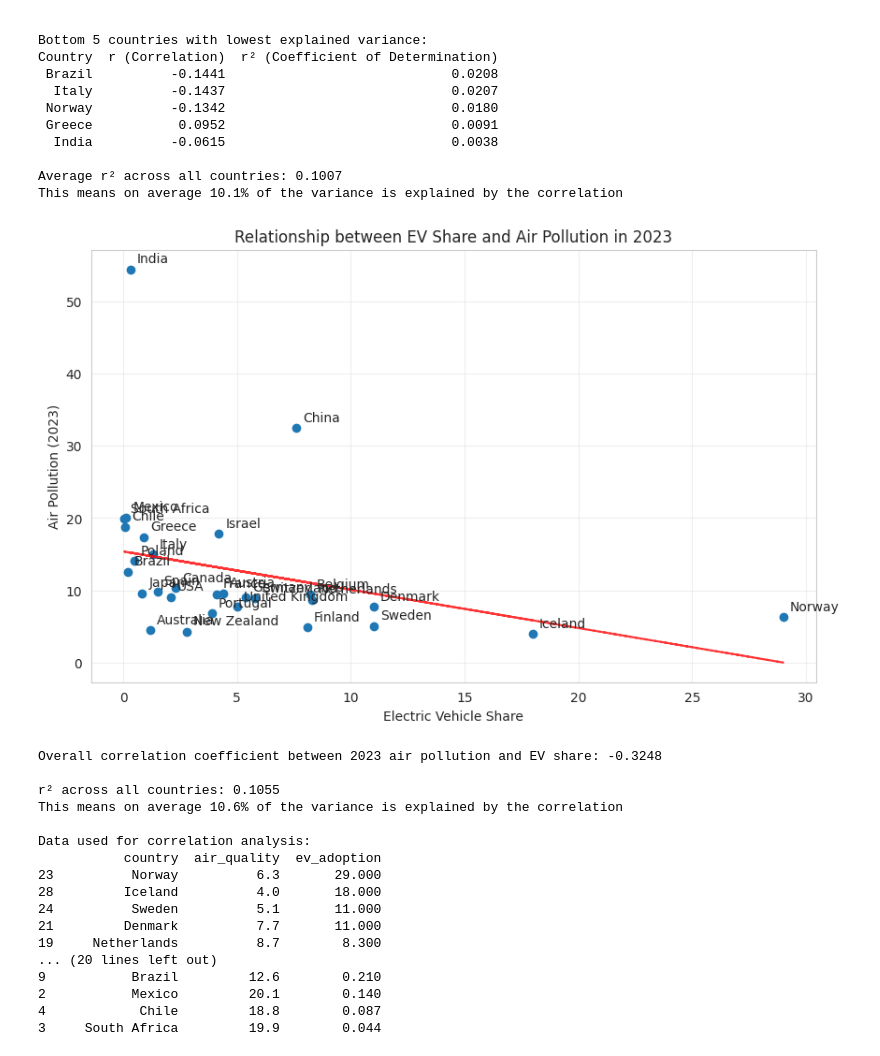
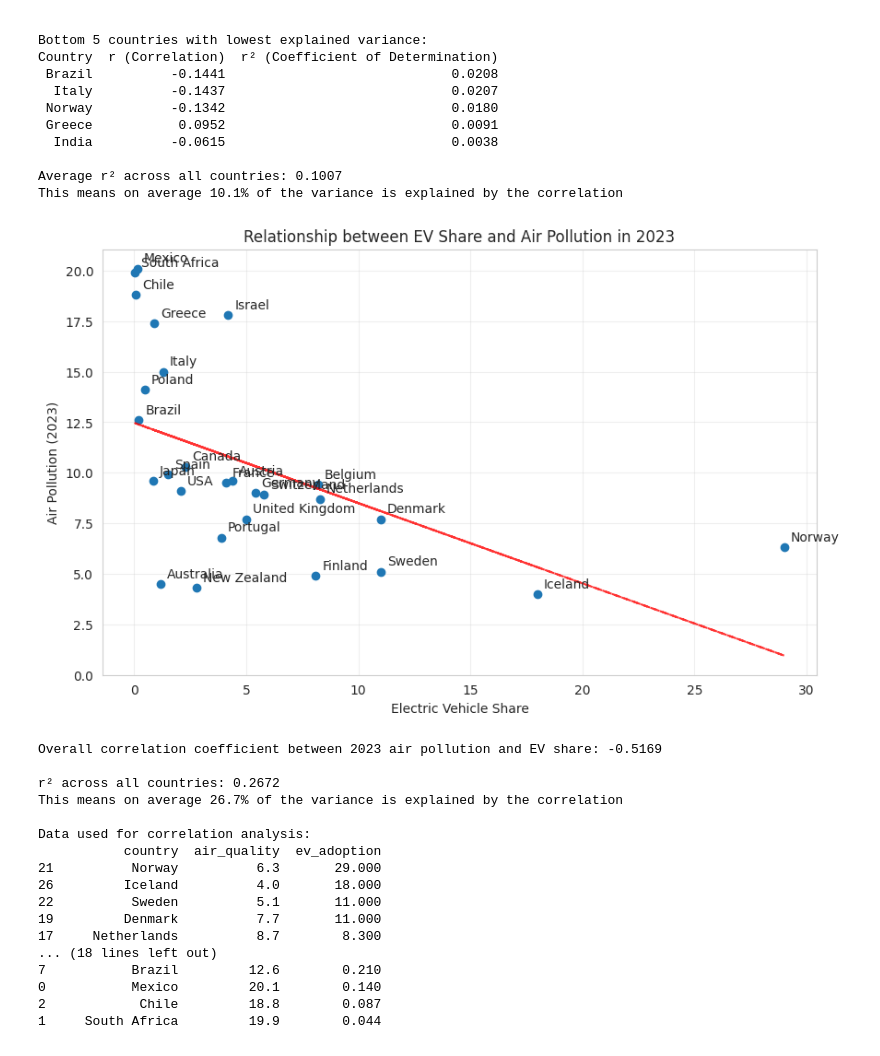
Before and after one commit to johanneshaberlah/electric-vehicle-air-quality-analysis, a Jupyter notebook: electric-vehicles-air-quality.ipynb, the cells around one changed output. Drawn from its saved outputs; the diff is of its cells as text; code cells hidden in the pictures.

Commit message:
Kaggle Notebook | Impact of Electric Vehicles on the Air Quality | Version 9

```diff
--- a/electric-vehicles-air-quality.ipynb
+++ b/electric-vehicles-air-quality.ipynb
@@ -213,6 +216,9 @@ air_quality_long = air_quality_frame.melt(
     var_name='year',
     value_name='air_quality'
 )
+
+# Rename the 'value' column in electric vehicle data for clarity
+electric_vehicle_frame = electric_vehicle_frame.rename(columns={'value': 'ev_adoption'})
 
 # Convert year to numeric
 air_quality_long['year'] = pd.to_numeric(air_quality_long['year'])
@@ -350,7 +356,10 @@ Average r² across all countries: 0.1007
 This means on average 10.1% of the variance is explained by the correlation
 # %%
 # Get 2023 air quality data
-air_quality_2023 = air_quality_long[air_quality_long['year'] == 2023][['country', 'air_quality']].reset_index(drop=True)
+air_quality_2023 = air_quality_long[
+    (air_quality_long['year'] == 2023) &
+    (~air_quality_long['country'].isin(['China', 'India']))
+][['country', 'air_quality']].reset_index(drop=True)
 
 # Get the latest EV adoption value per country (assuming this represents current share)
 latest_ev = electric_vehicle_frame.sort_values('year').groupby('region').last().reset_index()
@@ -370,48 +379,48 @@ r_squared = overall_correlation ** 2
 
 # Create a scatter plot to visualize the relationship
 plt.figure(figsize=(10, 6))
 plt.scatter(analysis_df['ev_adoption'], analysis_df['air_quality'])
 
 # Add country labels to points
 for i, row in analysis_df.iterrows():
     plt.annotate(row['country'], (row['ev_adoption'], row['air_quality']),
                 xytext=(5, 5), textcoords='offset points')
 
 plt.xlabel('Electric Vehicle Share')
 plt.ylabel('Air Pollution (2023)')
 plt.title('Relationship between EV Share and Air Pollution in 2023')
 
 # Add trend line
 z = np.polyfit(analysis_df['ev_adoption'], analysis_df['air_quality'], 1)
 p = np.poly1d(z)
 plt.plot(analysis_df['ev_adoption'], p(analysis_df['ev_adoption']), "r--", alpha=0.8)
 
 plt.grid(True, alpha=0.3)
 plt.show()
 
 # Print results
 print(f"Overall correlation coefficient between 2023 air pollution and EV share: {overall_correlation:.4f}")
 print(f"\nr² across all countries: {r_squared:.4f}")
 print(f"This means on average {(r_squared * 100):.1f}% of the variance is explained by the correlation")
 # Display the data used for correlation
 print("\nData used for correlation analysis:")
 print(analysis_df.sort_values('ev_adoption', ascending=False))
 # %% [output]
-[figure, old version]
+[figure, new version]
-Overall correlation coefficient between 2023 air pollution and EV share: -0.3248
+Overall correlation coefficient between 2023 air pollution and EV share: -0.5169
 
-r² across all countries: 0.1055
-This means on average 10.6% of the variance is explained by the correlation
+r² across all countries: 0.2672
+This means on average 26.7% of the variance is explained by the correlation
 
 Data used for correlation analysis:
            country  air_quality  ev_adoption
-23          Norway          6.3       29.000
-28         Iceland          4.0       18.000
-24          Sweden          5.1       11.000
-21         Denmark          7.7       11.000
-19     Netherlands          8.7        8.300
-... (20 lines left out)
-9           Brazil         12.6        0.210
-2           Mexico         20.1        0.140
-4            Chile         18.8        0.087
-3     South Africa         19.9        0.044
+21          Norway          6.3       29.000
+26         Iceland          4.0       18.000
+22          Sweden          5.1       11.000
+19         Denmark          7.7       11.000
+17     Netherlands          8.7        8.300
+... (18 lines left out)
+7           Brazil         12.6        0.210
+0           Mexico         20.1        0.140
+2            Chile         18.8        0.087
+1     South Africa         19.9        0.044
```
Also changed, not shown: parts of 2 cells of this notebook.
